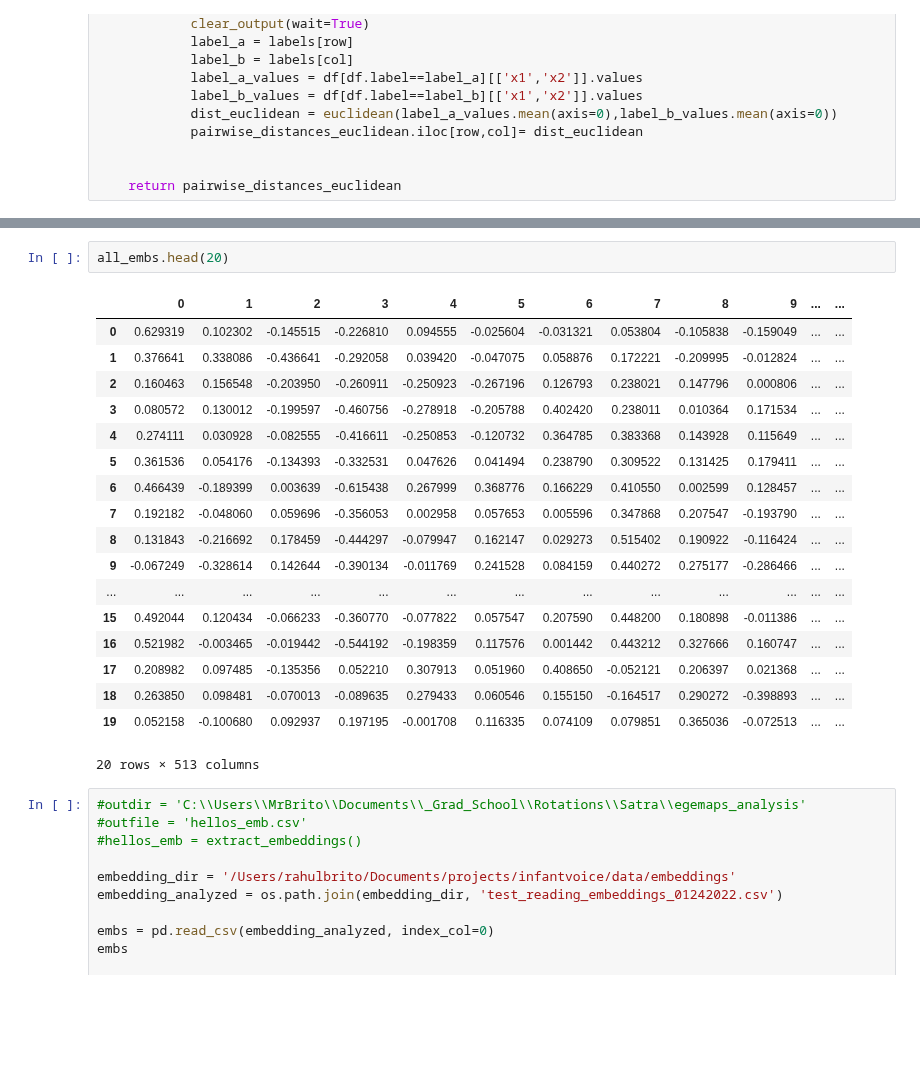
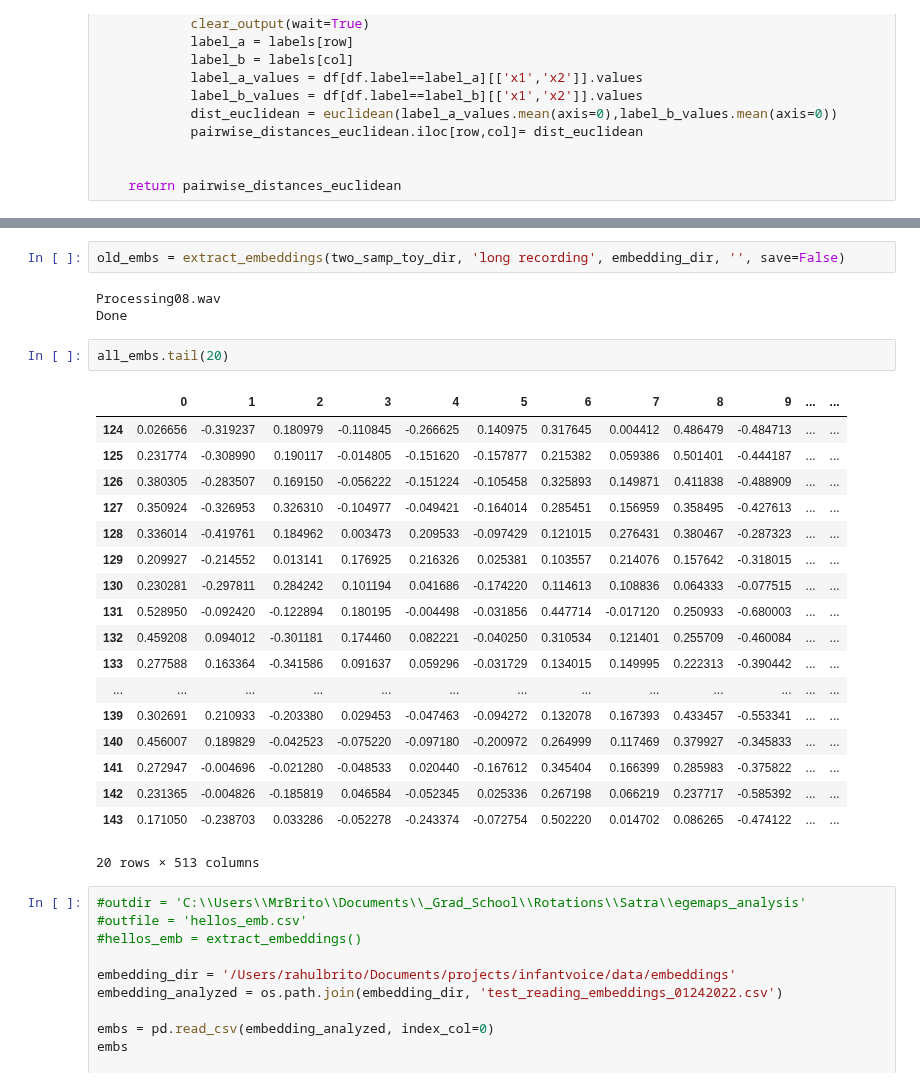
Before and after one commit to Rahul-Brito/infantvoice, a Jupyter notebook: scripts/Pyannote Test.ipynb, the cells around one changed output, grey strips where cells are left out. Cells and saved outputs as stored; diff of their text form; blank space fills up the shorter version.

```diff
--- a/scripts/Pyannote Test.ipynb
+++ b/scripts/Pyannote Test.ipynb
@@ -401,23 +411,28 @@ Done
+# %%
+old_embs = extract_embeddings(two_samp_toy_dir, 'long recording', embedding_dir, '', save=False)
+# %% [output]
+Processing08.wav
+Done
 # %%
-all_embs.head(20)
+all_embs.tail(20)
 # %% [output]
 |  | 0 | 1 | 2 | 3 | 4 | 5 | 6 | 7 | 8 | 9 | ... | ... |
-| 0 | 0.629319 | 0.102302 | -0.145515 | -0.226810 | 0.094555 | -0.025604 | -0.031321 | 0.053804 | -0.105838 | -0.159049 | ... | ... |
-| 1 | 0.376641 | 0.338086 | -0.436641 | -0.292058 | 0.039420 | -0.047075 | 0.058876 | 0.172221 | -0.209995 | -0.012824 | ... | ... |
-| 2 | 0.160463 | 0.156548 | -0.203950 | -0.260911 | -0.250923 | -0.267196 | 0.126793 | 0.238021 | 0.147796 | 0.000806 | ... | ... |
-| 3 | 0.080572 | 0.130012 | -0.199597 | -0.460756 | -0.278918 | -0.205788 | 0.402420 | 0.238011 | 0.010364 | 0.171534 | ... | ... |
-| 4 | 0.274111 | 0.030928 | -0.082555 | -0.416611 | -0.250853 | -0.120732 | 0.364785 | 0.383368 | 0.143928 | 0.115649 | ... | ... |
-| 5 | 0.361536 | 0.054176 | -0.134393 | -0.332531 | 0.047626 | 0.041494 | 0.238790 | 0.309522 | 0.131425 | 0.179411 | ... | ... |
-| 6 | 0.466439 | -0.189399 | 0.003639 | -0.615438 | 0.267999 | 0.368776 | 0.166229 | 0.410550 | 0.002599 | 0.128457 | ... | ... |
-| 7 | 0.192182 | -0.048060 | 0.059696 | -0.356053 | 0.002958 | 0.057653 | 0.005596 | 0.347868 | 0.207547 | -0.193790 | ... | ... |
-| 8 | 0.131843 | -0.216692 | 0.178459 | -0.444297 | -0.079947 | 0.162147 | 0.029273 | 0.515402 | 0.190922 | -0.116424 | ... | ... |
-| 9 | -0.067249 | -0.328614 | 0.142644 | -0.390134 | -0.011769 | 0.241528 | 0.084159 | 0.440272 | 0.275177 | -0.286466 | ... | ... |
+| 124 | 0.026656 | -0.319237 | 0.180979 | -0.110845 | -0.266625 | 0.140975 | 0.317645 | 0.004412 | 0.486479 | -0.484713 | ... | ... |
+| 125 | 0.231774 | -0.308990 | 0.190117 | -0.014805 | -0.151620 | -0.157877 | 0.215382 | 0.059386 | 0.501401 | -0.444187 | ... | ... |
+| 126 | 0.380305 | -0.283507 | 0.169150 | -0.056222 | -0.151224 | -0.105458 | 0.325893 | 0.149871 | 0.411838 | -0.488909 | ... | ... |
+| 127 | 0.350924 | -0.326953 | 0.326310 | -0.104977 | -0.049421 | -0.164014 | 0.285451 | 0.156959 | 0.358495 | -0.427613 | ... | ... |
+| 128 | 0.336014 | -0.419761 | 0.184962 | 0.003473 | 0.209533 | -0.097429 | 0.121015 | 0.276431 | 0.380467 | -0.287323 | ... | ... |
+| 129 | 0.209927 | -0.214552 | 0.013141 | 0.176925 | 0.216326 | 0.025381 | 0.103557 | 0.214076 | 0.157642 | -0.318015 | ... | ... |
+| 130 | 0.230281 | -0.297811 | 0.284242 | 0.101194 | 0.041686 | -0.174220 | 0.114613 | 0.108836 | 0.064333 | -0.077515 | ... | ... |
+| 131 | 0.528950 | -0.092420 | -0.122894 | 0.180195 | -0.004498 | -0.031856 | 0.447714 | -0.017120 | 0.250933 | -0.680003 | ... | ... |
+| 132 | 0.459208 | 0.094012 | -0.301181 | 0.174460 | 0.082221 | -0.040250 | 0.310534 | 0.121401 | 0.255709 | -0.460084 | ... | ... |
+| 133 | 0.277588 | 0.163364 | -0.341586 | 0.091637 | 0.059296 | -0.031729 | 0.134015 | 0.149995 | 0.222313 | -0.390442 | ... | ... |
 | ... | ... | ... | ... | ... | ... | ... | ... | ... | ... | ... | ... | ... |
-| 15 | 0.492044 | 0.120434 | -0.066233 | -0.360770 | -0.077822 | 0.057547 | 0.207590 | 0.448200 | 0.180898 | -0.011386 | ... | ... |
-| 16 | 0.521982 | -0.003465 | -0.019442 | -0.544192 | -0.198359 | 0.117576 | 0.001442 | 0.443212 | 0.327666 | 0.160747 | ... | ... |
-| 17 | 0.208982 | 0.097485 | -0.135356 | 0.052210 | 0.307913 | 0.051960 | 0.408650 | -0.052121 | 0.206397 | 0.021368 | ... | ... |
-| 18 | 0.263850 | 0.098481 | -0.070013 | -0.089635 | 0.279433 | 0.060546 | 0.155150 | -0.164517 | 0.290272 | -0.398893 | ... | ... |
-| 19 | 0.052158 | -0.100680 | 0.092937 | 0.197195 | -0.001708 | 0.116335 | 0.074109 | 0.079851 | 0.365036 | -0.072513 | ... | ... |
+| 139 | 0.302691 | 0.210933 | -0.203380 | 0.029453 | -0.047463 | -0.094272 | 0.132078 | 0.167393 | 0.433457 | -0.553341 | ... | ... |
+| 140 | 0.456007 | 0.189829 | -0.042523 | -0.075220 | -0.097180 | -0.200972 | 0.264999 | 0.117469 | 0.379927 | -0.345833 | ... | ... |
+| 141 | 0.272947 | -0.004696 | -0.021280 | -0.048533 | 0.020440 | -0.167612 | 0.345404 | 0.166399 | 0.285983 | -0.375822 | ... | ... |
+| 142 | 0.231365 | -0.004826 | -0.185819 | 0.046584 | -0.052345 | 0.025336 | 0.267198 | 0.066219 | 0.237717 | -0.585392 | ... | ... |
+| 143 | 0.171050 | -0.238703 | 0.033286 | -0.052278 | -0.243374 | -0.072754 | 0.502220 | 0.014702 | 0.086265 | -0.474122 | ... | ... |
 20 rows × 513 columns
 # %%
 #outdir = 'C:\\Users\\MrBrito\\Documents\\_Grad_School\\Rotations\\Satra\\egemaps_analysis'
```
Also changed, not shown: parts of 3 cells of this notebook.
